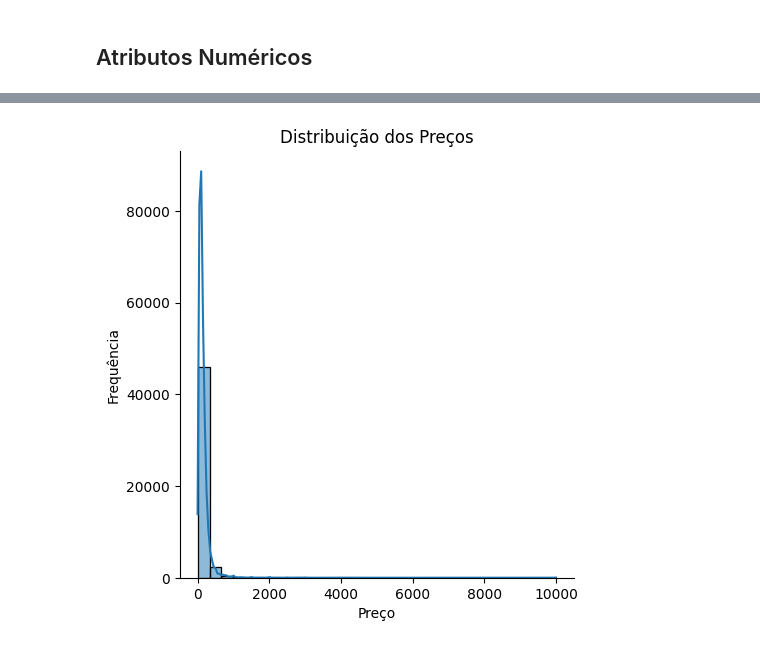
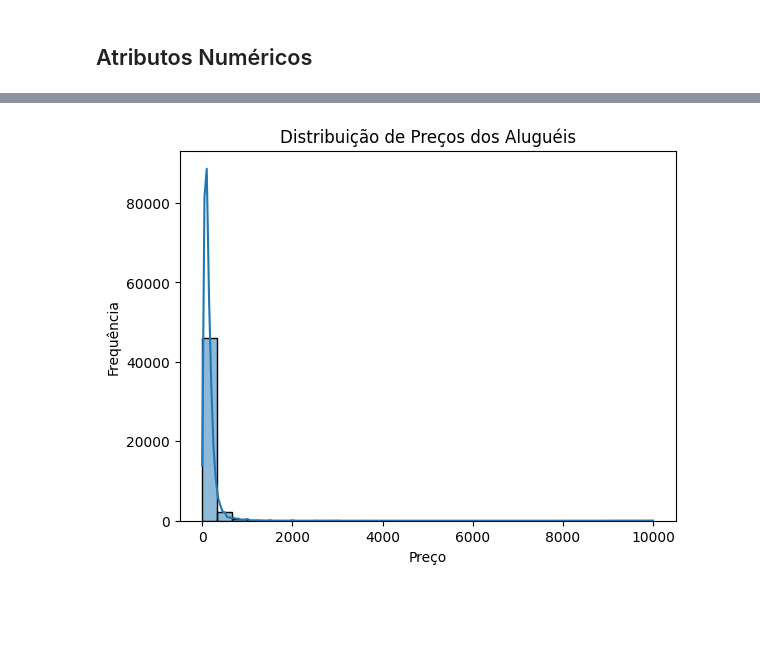
Before and after one commit to hlnmrqs/LH_CD_Helen_Carneiro, a Jupyter notebook: notebook/projeto.ipynb, the cells around one changed output, grey strips where cells are left out. Saved outputs shown, nothing was run; the diff lists cells and outputs as text; code cells hidden in the pictures; blank space fills up the shorter version.

```diff
--- a/notebook/projeto.ipynb
+++ b/notebook/projeto.ipynb
@@ -160,12 +162,10 @@ summary_stats
 | 8 | calculado_host_listings_count | 1.00 | 327.00 | 326.00 | 7.14 | 1.00 | 32.95 | 7.93 | ... |
 | 9 | disponibilidade_365 | 0.00 | 365.00 | 365.00 | 112.78 | 45.00 | 131.62 | 0.76 | ... |
 # %%
-sns.displot(df_prices['price'], bins=30, kde=True)
-plt.title('Distribuição dos Preços')
-plt.xlabel('Preço')
-plt.ylabel('Frequência')
-
-
+sns.histplot(df_prices["price"], bins=30, kde=True)  # Define o número de bins (intervalos)
+plt.xlabel("Preço")
+plt.ylabel("Frequência")
+plt.title("Distribuição de Preços dos Aluguéis")
 plt.show()
 # %% [output]
-[figure, old version]
+[figure, new version]
```
Also changed, not shown: parts of 6 cells of this notebook.
